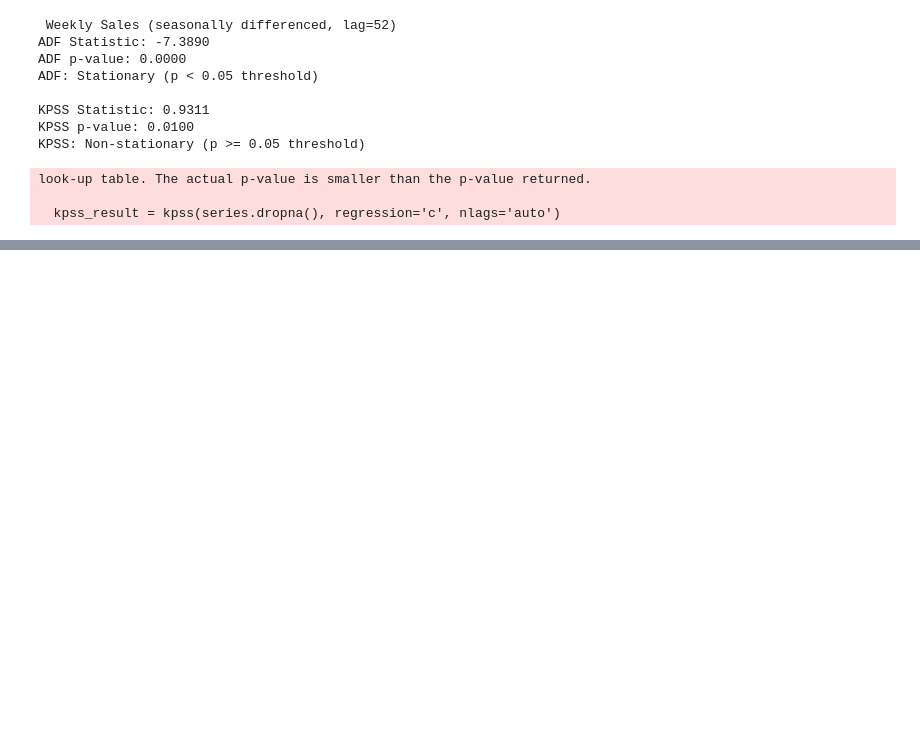
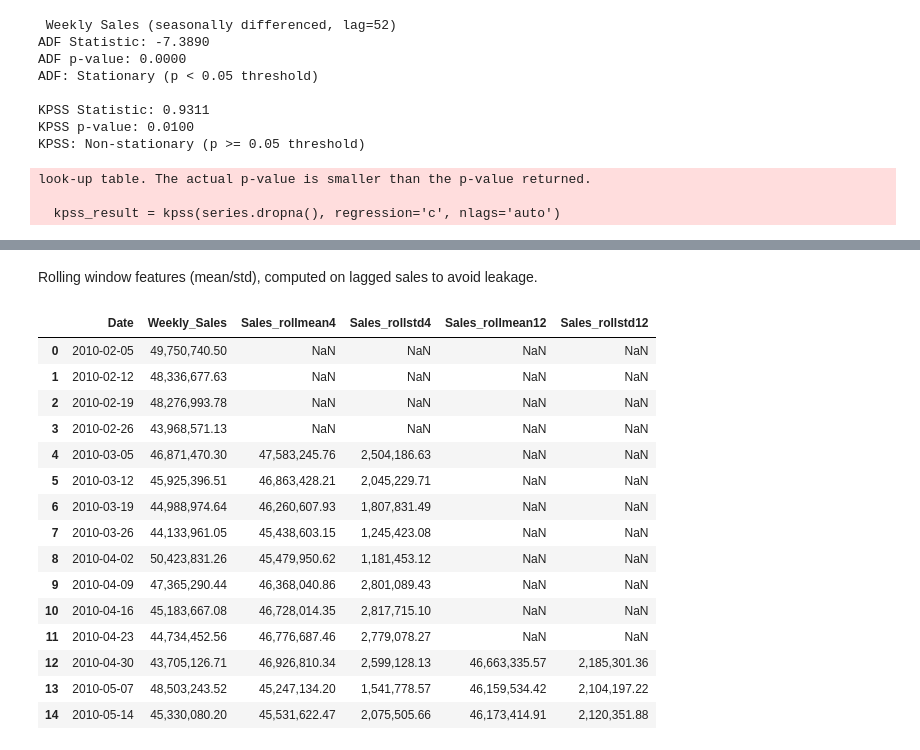
Before and after one commit to Bassey-data/Retail-sales-forecasting, a Jupyter notebook: retail_sales_forecasting.ipynb, the cells around one changed output, grey strips where cells are left out. Saved outputs shown, nothing was run; the diff lists cells and outputs as text; code cells hidden in the pictures; blank space fills up the shorter version.

Commit message:
Add feature engineering: lags, rolling stats, and calendar features for ML models

```diff
--- a/retail_sales_forecasting.ipynb
+++ b/retail_sales_forecasting.ipynb
@@ -361,0 +382,9 @@ with open('retail_sales_forecasting.ipynb', 'w') as f:
+# %%
+# Working on a copy so i always retain 'national' as the clean version
+fe = national.copy()
+
+LAG_TARGETS = [1, 4, 52]
+for lag in LAG_TARGETS:
+    fe[f'Sales_lag{lag}'] = fe['Weekly_Sales'].shift(lag)
+
+fe[['Date', 'Weekly_Sales'] + [f'Sales_lag{l}' for l in LAG_TARGETS]].head(5)
@@ -361,0 +398,29 @@ with open('retail_sales_forecasting.ipynb', 'w') as f:
+# %% [markdown]
+Rolling window features (mean/std), computed on lagged sales to avoid leakage.
+# %%
+ROLLING_WINDOWS = [4, 12]
+
+shifted_sales = fe['Weekly_Sales'].shift(1)
+
+for window in ROLLING_WINDOWS:
+    fe[f'Sales_rollmean{window}'] = shifted_sales.rolling(window=window).mean()
+    fe[f'Sales_rollstd{window}'] = shifted_sales.rolling(window=window).std()
+
+fe[['Date', 'Weekly_Sales', 'Sales_rollmean4', 'Sales_rollstd4', 'Sales_rollmean12', 'Sales_rollstd12']].head(15)
+# %% [output]
+|  | Date | Weekly_Sales | Sales_rollmean4 | Sales_rollstd4 | Sales_rollmean12 | Sales_rollstd12 |
+| 0 | 2010-02-05 | 49,750,740.50 | NaN | NaN | NaN | NaN |
+| 1 | 2010-02-12 | 48,336,677.63 | NaN | NaN | NaN | NaN |
+| 2 | 2010-02-19 | 48,276,993.78 | NaN | NaN | NaN | NaN |
+| 3 | 2010-02-26 | 43,968,571.13 | NaN | NaN | NaN | NaN |
+| 4 | 2010-03-05 | 46,871,470.30 | 47,583,245.76 | 2,504,186.63 | NaN | NaN |
+| 5 | 2010-03-12 | 45,925,396.51 | 46,863,428.21 | 2,045,229.71 | NaN | NaN |
+| 6 | 2010-03-19 | 44,988,974.64 | 46,260,607.93 | 1,807,831.49 | NaN | NaN |
+| 7 | 2010-03-26 | 44,133,961.05 | 45,438,603.15 | 1,245,423.08 | NaN | NaN |
+| 8 | 2010-04-02 | 50,423,831.26 | 45,479,950.62 | 1,181,453.12 | NaN | NaN |
+| 9 | 2010-04-09 | 47,365,290.44 | 46,368,040.86 | 2,801,089.43 | NaN | NaN |
+| 10 | 2010-04-16 | 45,183,667.08 | 46,728,014.35 | 2,817,715.10 | NaN | NaN |
+| 11 | 2010-04-23 | 44,734,452.56 | 46,776,687.46 | 2,779,078.27 | NaN | NaN |
+| 12 | 2010-04-30 | 43,705,126.71 | 46,926,810.34 | 2,599,128.13 | 46,663,335.57 | 2,185,301.36 |
+| 13 | 2010-05-07 | 48,503,243.52 | 45,247,134.20 | 1,541,778.57 | 46,159,534.42 | 2,104,197.22 |
+| 14 | 2010-05-14 | 45,330,080.20 | 45,531,622.47 | 2,075,505.66 | 46,173,414.91 | 2,120,351.88 |
```
Also changed, not shown: parts of 10 cells of this notebook.
